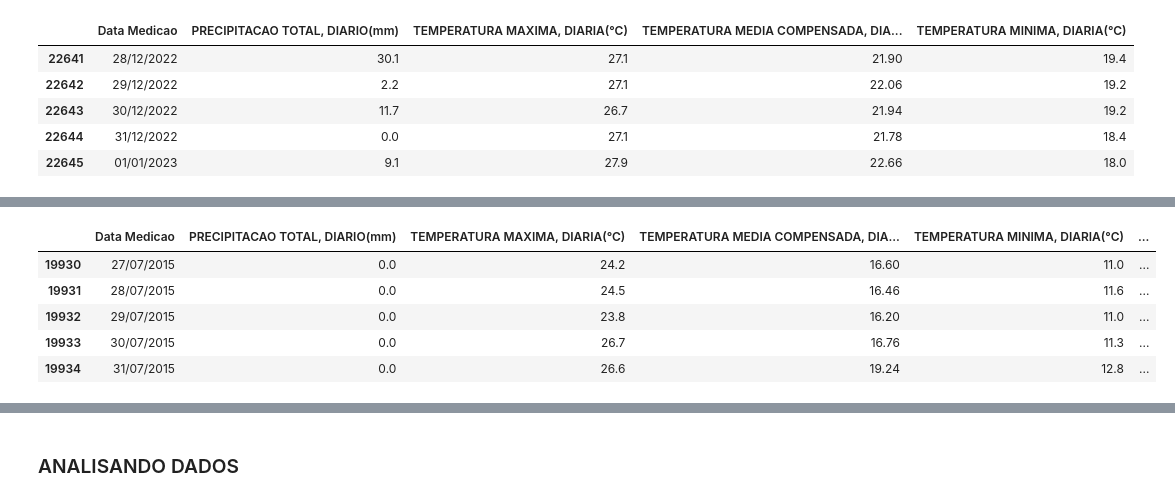
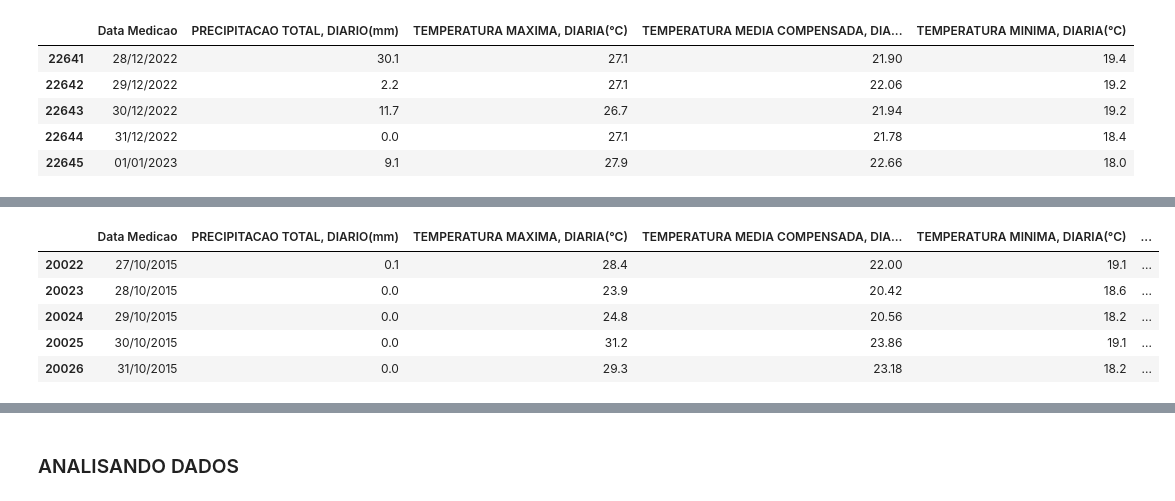
Before and after one commit to gussfer/A3-series-temporais, a Jupyter notebook: files/arima_series_temporais.ipynb, the cells around one changed output, grey strips where cells are left out. Cells and saved outputs as stored; diff of their text form; code cells hidden in the pictures.

```diff
--- a/files/arima_series_temporais.ipynb
+++ b/files/arima_series_temporais.ipynb
@@ -15,6 +28,6 @@ import seaborn as sns
 # %%
 # criando dataframe pandas a partir de dataset baixado
-dados = pd.read_csv('..\\data\\dados_83781_D_1961-01-01_2023-01-01.csv', sep=';')
-dados.tail()
+dados = pd.read_csv('/content/drive/MyDrive/Inteligência Artificial/dados_clima_sp/dados_83781_D_1961-01-01_2023-01-01.csv', sep=';')
+dados.head()
 # %% [output]
 |  | Data Medicao | PRECIPITACAO TOTAL, DIARIO(mm) | TEMPERATURA MAXIMA, DIARIA(°C) | TEMPERATURA MEDIA COMPENSADA, DIA... | TEMPERATURA MINIMA, DIARIA(°C) |
@@ -97,14 +104,11 @@ memory usage: 1.7+ MB
 # %%
-## Determinamos que seriam utilizadas series temporaris de 2010 a 2015.
-# Como resultado final, esperamos criar um modelo capaz de prever temperaturas máxima, média e mínima para 2016.
-
-# Criando dataframe com mês e anos alvo
-df = dados[(dados['Data_Medicao'].dt.month == 7) & (dados['Data_Medicao'].dt.year >= 2010 ) & (dados['Data_Medicao'].dt.year <= 2015)]
+# Filtrando as linhas correspondentes ao mês alvo
+df = dados[(dados['Data_Medicao'].dt.month == 10) & (dados['Data_Medicao'].dt.year >= 2000 ) & (dados['Data_Medicao'].dt.year <= 2015)]
 df.tail()
 # %% [output]
 |  | Data Medicao | PRECIPITACAO TOTAL, DIARIO(mm) | TEMPERATURA MAXIMA, DIARIA(°C) | TEMPERATURA MEDIA COMPENSADA, DIA... | TEMPERATURA MINIMA, DIARIA(°C) | ... |
-| 19930 | 27/07/2015 | 0.0 | 24.2 | 16.60 | 11.0 | ... |
-| 19931 | 28/07/2015 | 0.0 | 24.5 | 16.46 | 11.6 | ... |
-| 19932 | 29/07/2015 | 0.0 | 23.8 | 16.20 | 11.0 | ... |
-| 19933 | 30/07/2015 | 0.0 | 26.7 | 16.76 | 11.3 | ... |
-| 19934 | 31/07/2015 | 0.0 | 26.6 | 19.24 | 12.8 | ... |
+| 20022 | 27/10/2015 | 0.1 | 28.4 | 22.00 | 19.1 | ... |
+| 20023 | 28/10/2015 | 0.0 | 23.9 | 20.42 | 18.6 | ... |
+| 20024 | 29/10/2015 | 0.0 | 24.8 | 20.56 | 18.2 | ... |
+| 20025 | 30/10/2015 | 0.0 | 31.2 | 23.86 | 19.1 | ... |
+| 20026 | 31/10/2015 | 0.0 | 29.3 | 23.18 | 18.2 | ... |
```
Also changed, not shown: parts of 33 cells of this notebook.
